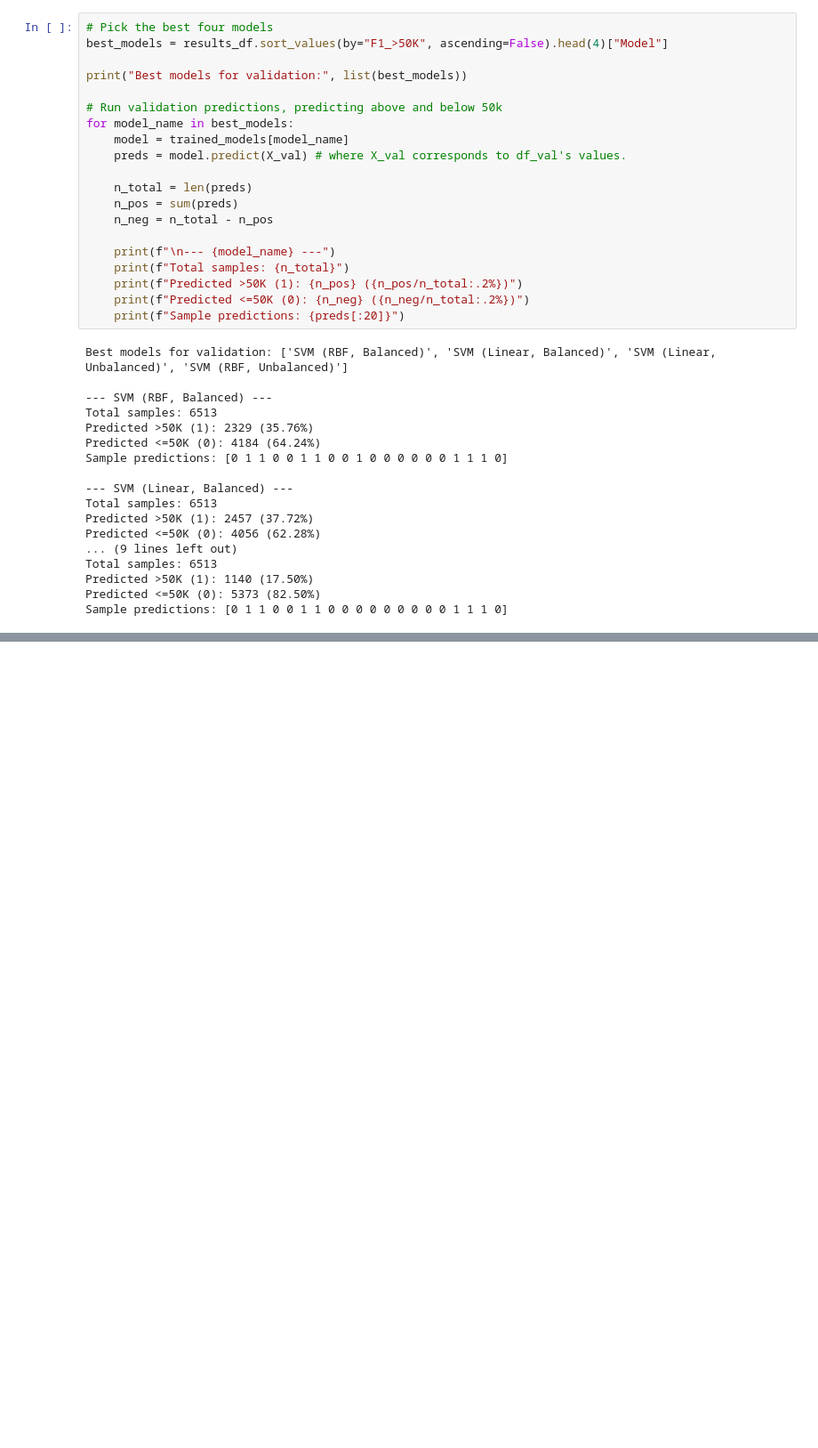
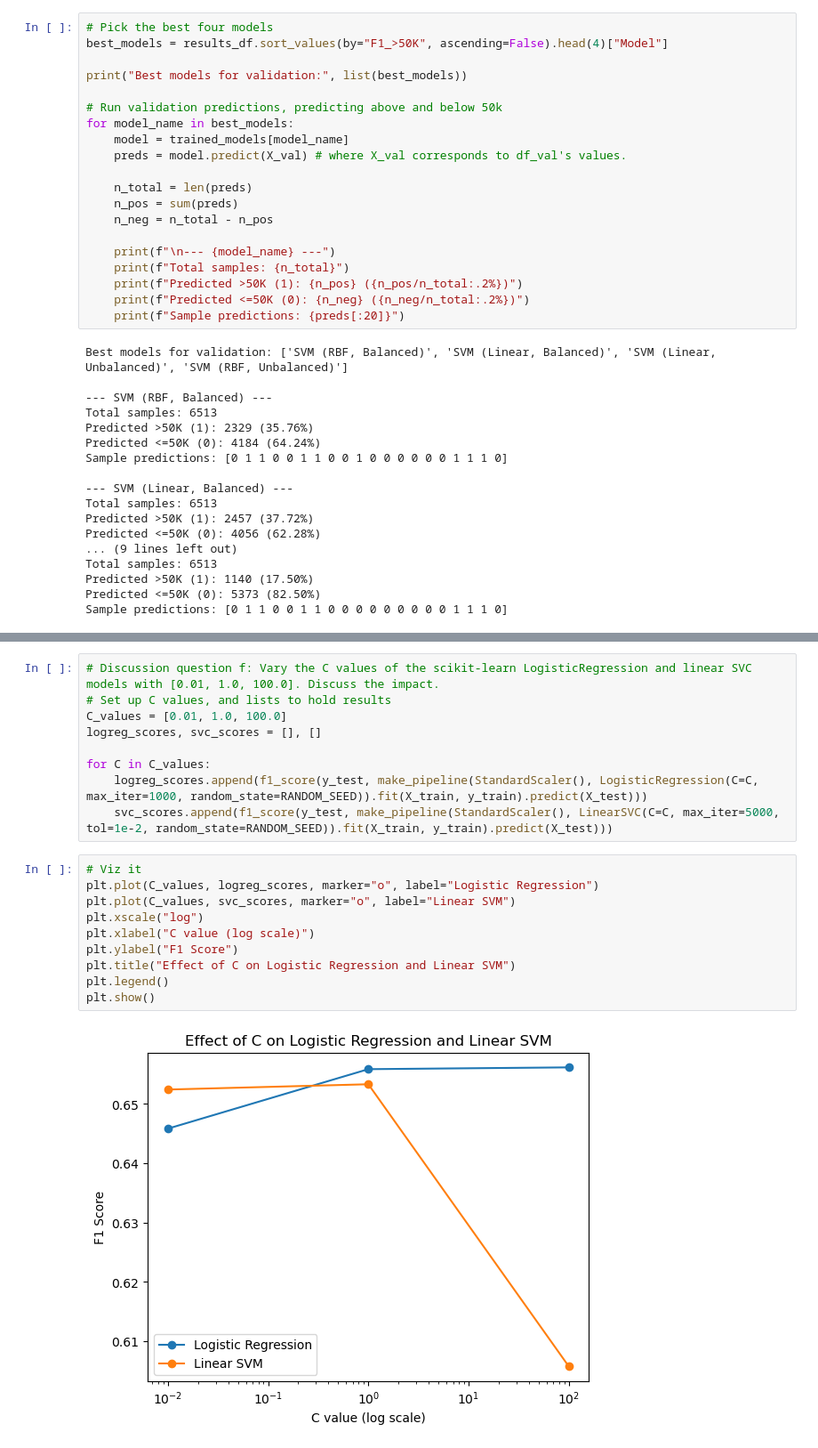
Before and after one commit to EricaCamelopardalis/MS_Classifiers, a Jupyter notebook: Project1.ipynb, the cells around one changed output, grey strips where cells are left out. Shown at 89% size. Drawn from its saved outputs; the diff is of its cells as text; blank space fills up the shorter version.

```diff
--- a/Project1.ipynb
+++ b/Project1.ipynb
@@ -747,0 +831,21 @@ Sample predictions: [0 1 1 0 0 1 1 0 0 0 0 0 0 0 0 0 1 1 1 0]
+# %%
+# Discussion question f: Vary the C values of the scikit-learn LogisticRegression and linear SVC models with [0.01, 1.0, 100.0]. Discuss the impact.
+# Set up C values, and lists to hold results
+C_values = [0.01, 1.0, 100.0]
+logreg_scores, svc_scores = [], []
+
+for C in C_values:
+    logreg_scores.append(f1_score(y_test, make_pipeline(StandardScaler(), LogisticRegression(C=C, max_iter=1000, random_state=RANDOM_SEED)).fit(X_train, y_train).predict(X_test)))
+    svc_scores.append(f1_score(y_test, make_pipeline(StandardScaler(), LinearSVC(C=C, max_iter=5000, tol=1e-2, random_state=RANDOM_SEED)).fit(X_train, y_train).predict(X_test)))
+# %%
+# Viz it
+plt.plot(C_values, logreg_scores, marker="o", label="Logistic Regression")
+plt.plot(C_values, svc_scores, marker="o", label="Linear SVM")
+plt.xscale("log")
+plt.xlabel("C value (log scale)")
+plt.ylabel("F1 Score")
+plt.title("Effect of C on Logistic Regression and Linear SVM")
+plt.legend()
+plt.show()
+# %% [output]
+[figure, added]
```
Also changed, not shown: parts of 5 cells of this notebook.
